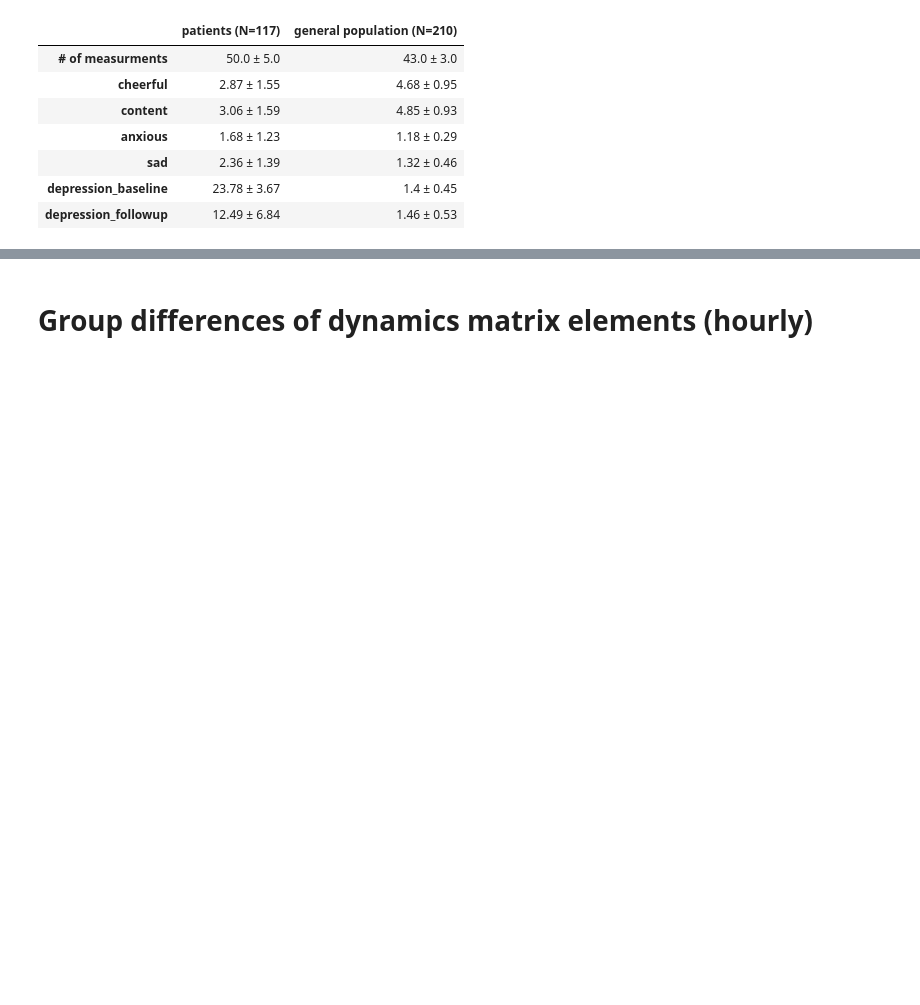
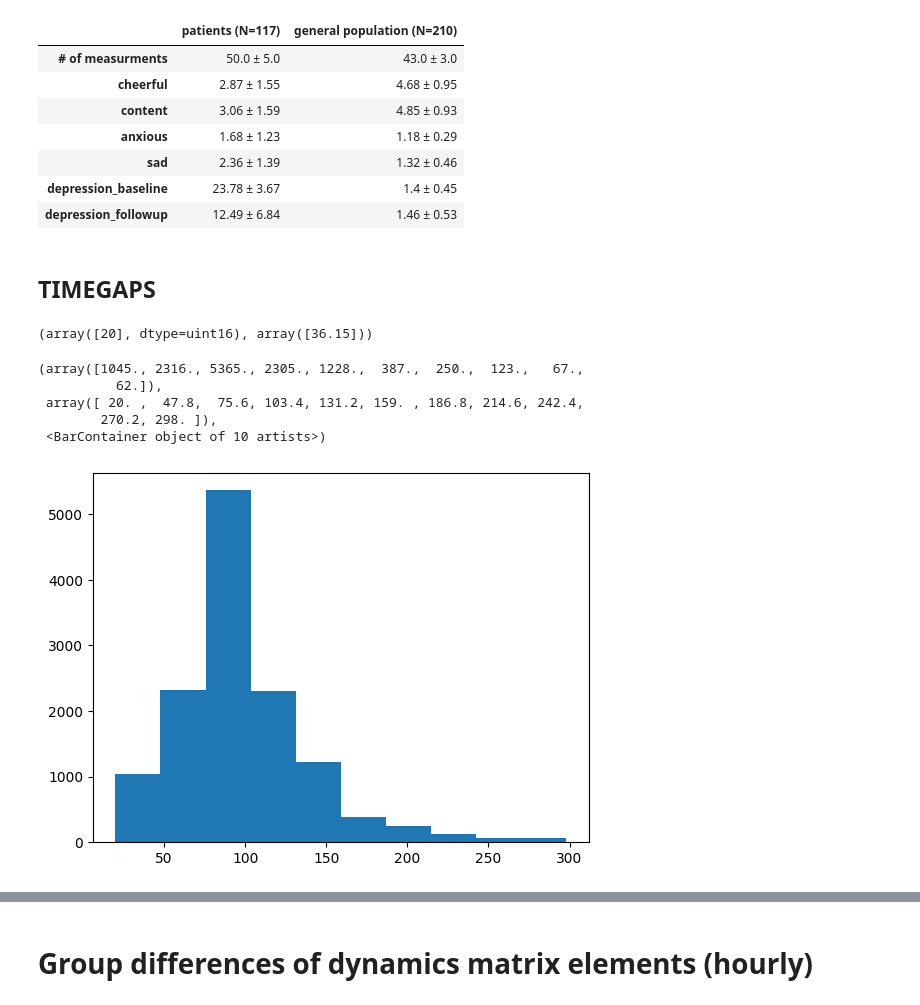
Before and after one commit to jolandamalamud/esmssm_public, a Jupyter notebook: code/python/analysis_leemput_dataset.ipynb, the cells around one changed output, grey strips where cells are left out. Cells and saved outputs as stored; diff of their text form; code cells hidden in the pictures; blank space fills up the shorter version.

```diff
--- a/code/python/analysis_leemput_dataset.ipynb
+++ b/code/python/analysis_leemput_dataset.ipynb
@@ -19,7 +19,7 @@ from ssm_plotting import EsmssmPlotting
 plotting = EsmssmPlotting()
 
 # Define filepath
-filepath = '../..//results/modelfits/'
+filepath = '../../results/modelfits/'
 
 # Define path to save figures
 figpath = '../../results/paper_figures/'
@@ -115,3 +115,26 @@ df_summary_stats
 # %%
 # Extract dynamics features
 dynamics, basic_char = prep.extract_dynamic_features(data)
+# %% [markdown]
+TIMEGAPS
+--
+# %%
+timegaps = []
+min_timegap = []
+max_timegap = []
+for k in range(len(data)):
+    timegaps = np.hstack((timegaps, np.squeeze(data[k]['timing'][1:]- data[k]['timing'][:-1])))
+    min_timegap.append(min(data[k]['timing'][1:]- data[k]['timing'][:-1]))
+    max_timegap.append(max(data[k]['timing'][1:]- data[k]['timing'][:-1]))
+min(min_timegap), max(max_timegap)/60
+# %% [output]
+(array([20], dtype=uint16), array([36.15]))
+# %%
+plt.hist(timegaps[timegaps < (60*5)])
+# %% [output]
+(array([1045., 2316., 5365., 2305., 1228.,  387.,  250.,  123.,   67.,
+          62.]),
+ array([ 20. ,  47.8,  75.6, 103.4, 131.2, 159. , 186.8, 214.6, 242.4,
+        270.2, 298. ]),
+ <BarContainer object of 10 artists>)
+[figure, added]
```
Also changed, not shown: parts of 3 cells of this notebook.
